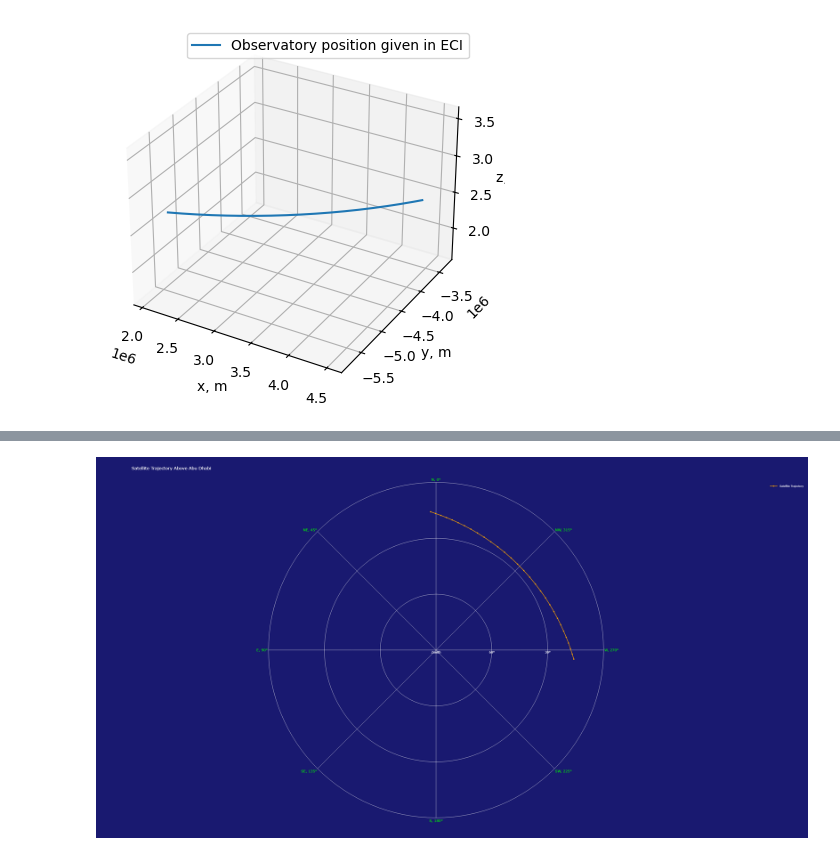
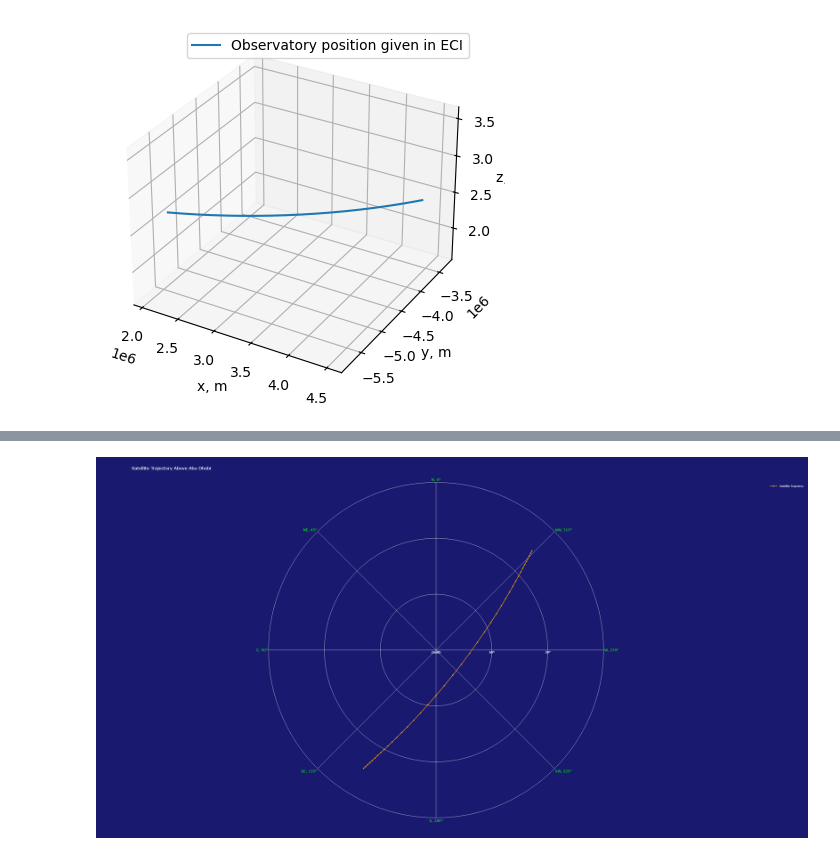
Before and after one commit to ShamilBiktimirov/astro-basics, a Jupyter notebook: python/Pointing routine.ipynb, the cells around one changed output, grey strips where cells are left out. Saved outputs shown, nothing was run; the diff lists cells and outputs as text; code cells hidden in the pictures.

Commit message:
360 - Azimuth to get the polar plot that matches the telescope software

```diff
--- a/python/Pointing routine.ipynb
+++ b/python/Pointing routine.ipynb
@@ -206,7 +206,7 @@ variance r_obs_mag 2.779680252477116e-07
 #0: use website and define satellite NORAD
 #1: upload TLE file and choose satellite indx in the file
 
-option = 0
+option = 1
 
 
 if option == 0:
@@ -416,7 +415,7 @@ obs_data2.to_csv(filename2, sep='\t', index=False)
 labels = []
 
 for i in range(len(observation_data)):
-    labels.append(f"Azimuth: {observation_data2 [i, 3] % 360:.1f}°<br>Elevation: {observation_data2 [i, 4]:.1f}°<br>RA: {observation_data2 [i, 1]}<br>Dec: {observation_data2 [i, 2]}<br>Time: {observation_data2 [i, 0]}")
+    labels.append(f"Azimuth: {360 - observation_data2 [i, 3] % 360:.1f}°<br>Elevation: {observation_data2 [i, 4]:.1f}°<br>RA: {observation_data2 [i, 1]}<br>Dec: {observation_data2 [i, 2]}<br>Time: {observation_data2 [i, 0]}")
 
 
 # Create an interactive polar plot with Plotly
@@ -445,31 +444,31 @@ fig.update_layout(
             tickvals=[30, 60, 90],  # Tick values for altitude
             ticktext=['30°', '60°', 'Zenith'],  # Altitude labels
             tickfont=dict(color="white"),
             showline=False,
             showticklabels=True,
             ticks="",
 
 
         ),
         angularaxis=dict(
             direction="clockwise",
             rotation=90,  # Rotate to start at north
             tickvals=[0, 45, 90, 135, 180, 225, 270, 315],
             # tickvals=[0, 315, 270, 225, 180, 135, 90, 45],
             #ticktext=['N, 0°', 'NE, 45°', 'E, 90°', 'SE, 135°', 'S, 180°', 'SW, 225°', 'W, 270°', 'NW, 315°'],
             ticktext=['N, 0°', 'NW, 315°', 'W, 270°', 'SW, 225°', 'S, 180°', 'SE, 135°', 'E, 90°', 'NE, 45°'],
             tickfont=dict(color="lime", size=14)
         )
     ),
     title="Satellite Trajectory Above Abu Dhabi",
     font=dict(color="white"),
     showlegend=True,
     legend=dict(font=dict(size=10, color="white")),
     paper_bgcolor="midnightblue",  # Background color for the figure
     width=1500,  # Figure width
     height=1500  # Figure height
 )
 
 fig.show()
 # %% [output]
-[figure, old version]
+[figure, new version]
```
Also changed, not shown: parts of 3 cells of this notebook.
